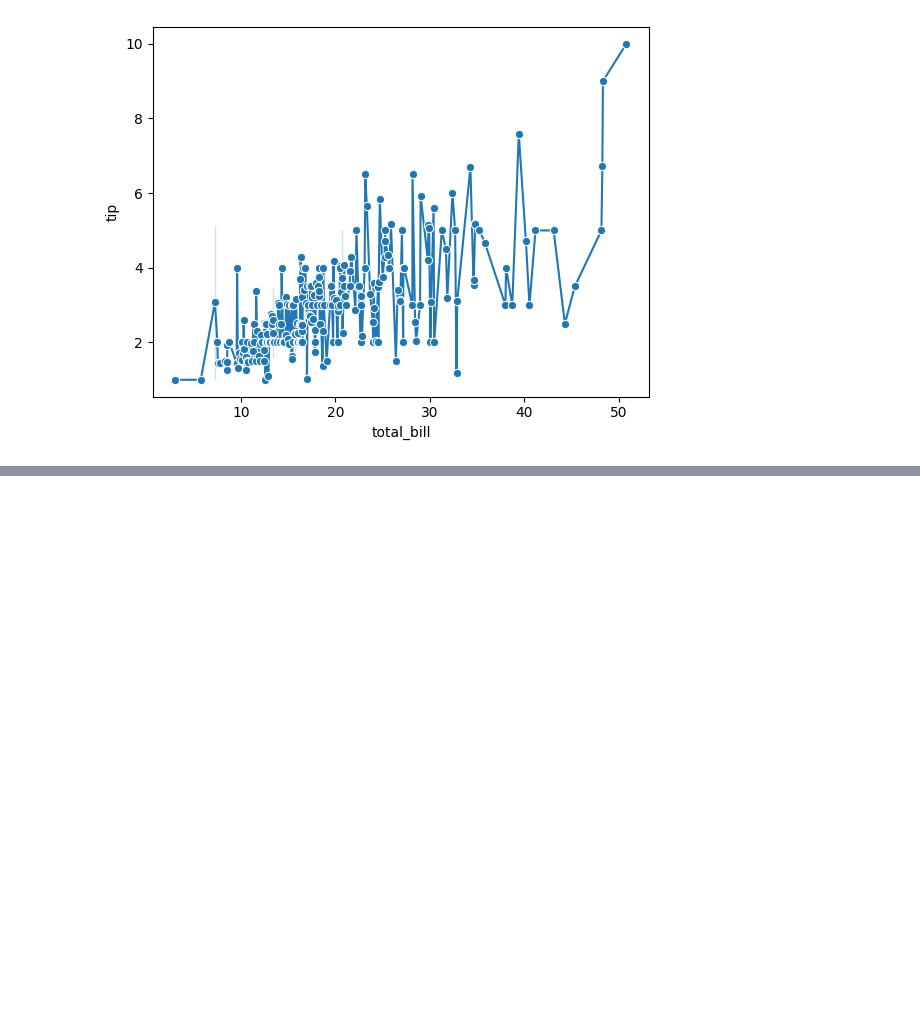
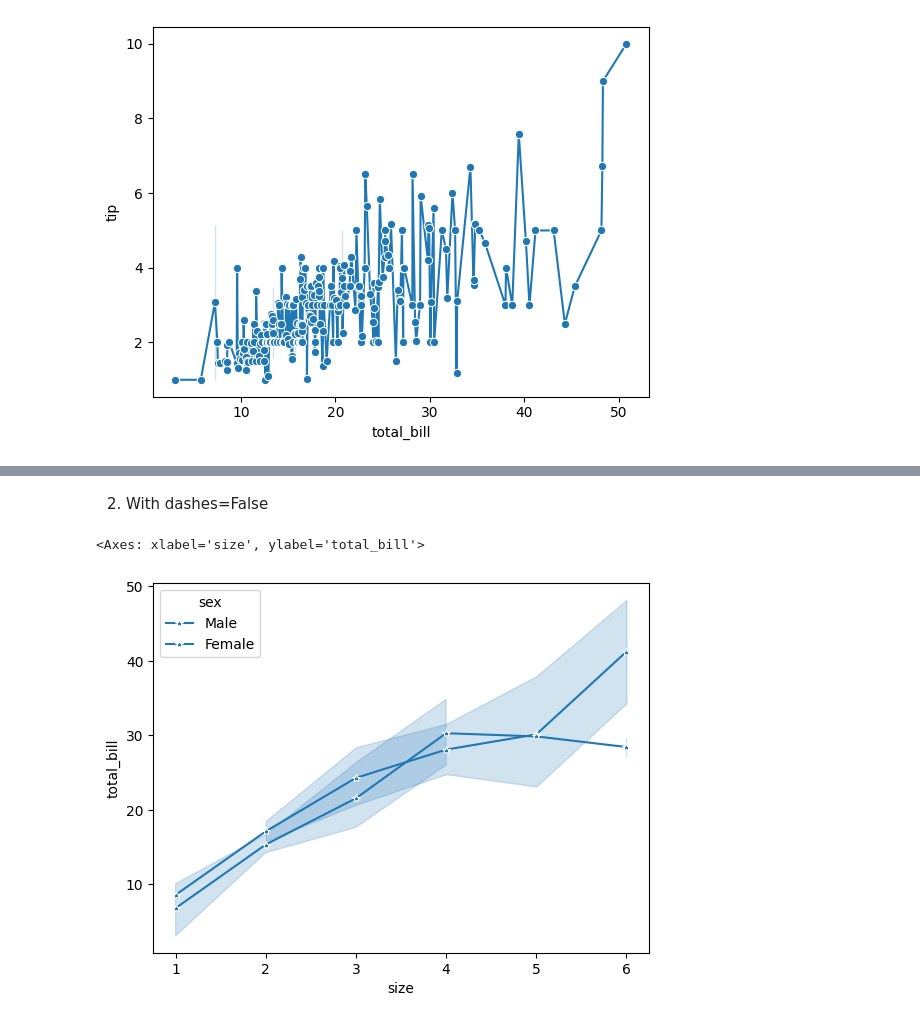
Before and after one commit to kshitij-commit/DataScience, a Jupyter notebook: 05_seaborn/02_relational-plots.ipynb, the cells around one changed output, grey strips where cells are left out. Saved outputs shown, nothing was run; the diff lists cells and outputs as text; code cells hidden in the pictures; blank space fills up the shorter version.

```diff
--- a/05_seaborn/02_relational-plots.ipynb
+++ b/05_seaborn/02_relational-plots.ipynb
@@ -523,0 +542,15 @@ sns.lineplot(
+# %% [markdown]
+2. With dashes=False
+# %%
+
+sns.lineplot(
+    data=tips,
+    x='size',
+    y='total_bill',
+    style='sex',
+    dashes=False,
+    marker = '*'
+)
+# %% [output]
+<Axes: xlabel='size', ylabel='total_bill'>
+[figure, added]
```
Also changed, not shown: parts of 5 cells of this notebook.
